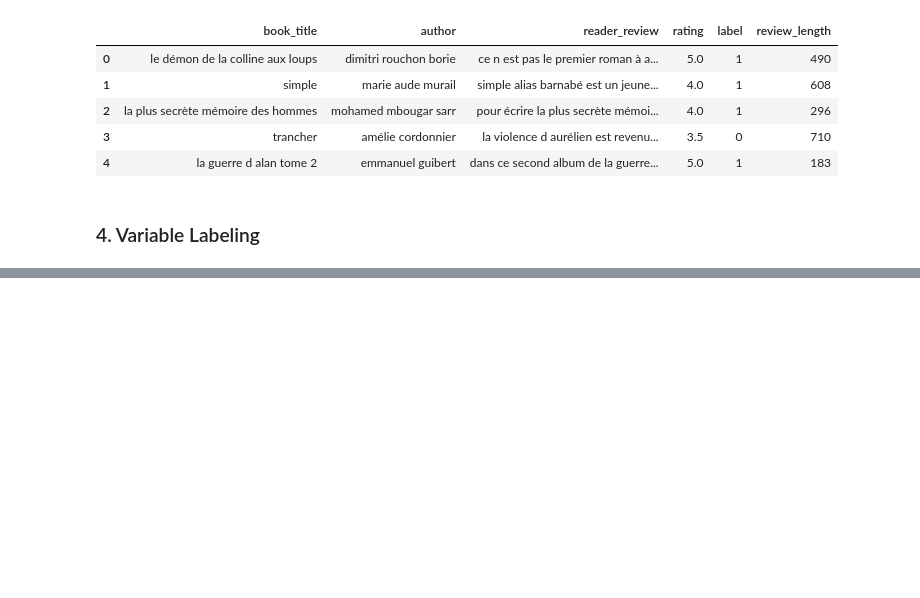
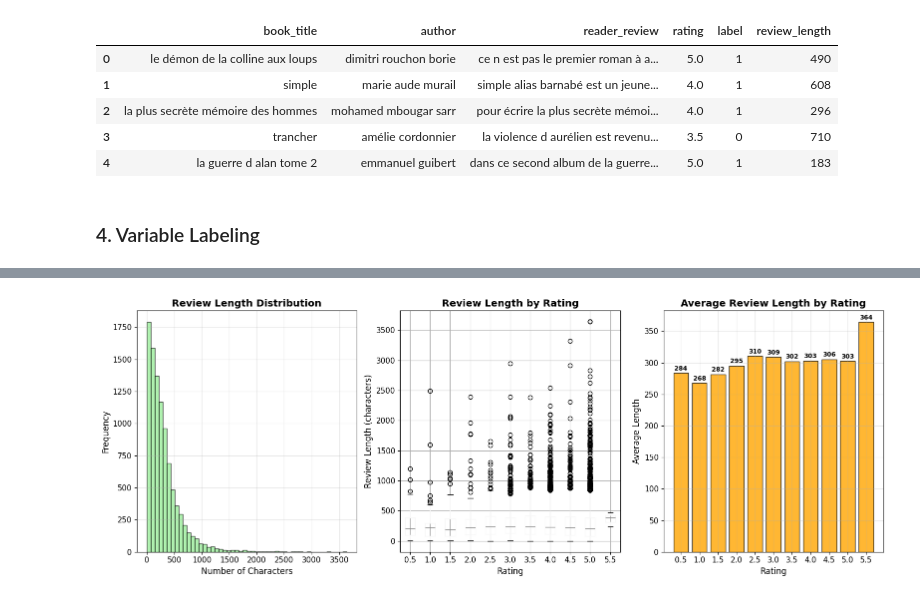
Before and after one commit to EFREI-2026-I2-ISSG-ML-1/Project, a Jupyter notebook: data_cleaning_preprocessing.ipynb, the cells around one changed output, grey strips where cells are left out. Saved outputs shown, nothing was run; the diff lists cells and outputs as text; code cells hidden in the pictures; blank space fills up the shorter version.

```diff
--- a/data_cleaning_preprocessing.ipynb
+++ b/data_cleaning_preprocessing.ipynb
@@ -228,0 +351,81 @@ Le dataset contient déjà toutes les informations nécessaires pour:
+# %%
+# 2. Review Text Analysis
+print("2. Review Text Analysis")
+
+# Review length analysis
+plt.figure(figsize=(16, 6))
+
+plt.subplot(1, 3, 1)
+plt.hist(
+    df_cleaned["review_length"],
+    bins=50,
+    color="lightgreen",
+    edgecolor="black",
+    alpha=0.7,
+)
+plt.title("Review Length Distribution", fontsize=14, fontweight="bold")
+plt.xlabel("Number of Characters", fontsize=12)
+plt.ylabel("Frequency", fontsize=12)
+plt.xticks(fontsize=11)
+plt.yticks(fontsize=11)
+plt.grid(True, alpha=0.3)
+
+plt.subplot(1, 3, 2)
+# Review length by rating
+df_cleaned.boxplot(column="review_length", by="rating", ax=plt.gca())
+plt.title("Review Length by Rating", fontsize=14, fontweight="bold")
+plt.xlabel("Rating", fontsize=12)
+plt.ylabel("Review Length (characters)", fontsize=12)
+plt.xticks(fontsize=11)
+plt.yticks(fontsize=11)
+plt.suptitle("")  # Remove default title
+
+plt.subplot(1, 3, 3)
+# Average review length by rating
+avg_length_by_rating = df_cleaned.groupby("rating")["review_length"].mean()
+
+# Create proper x positions for ratings
+x_positions_avg = range(len(avg_length_by_rating))
+rating_labels_avg = [str(rating) for rating in avg_length_by_rating.index]
+
+bars = plt.bar(
+    x_positions_avg,
+    avg_length_by_rating.values,
+    color="orange",
+    edgecolor="black",
+    alpha=0.8,
+)
+plt.title("Average Review Length by Rating", fontsize=14, fontweight="bold")
+plt.xlabel("Rating", fontsize=12)
+plt.ylabel("Average Length", fontsize=12)
+plt.xticks(x_positions_avg, rating_labels_avg, fontsize=11)
+plt.yticks(fontsize=11)
+plt.grid(True, alpha=0.3)
+
+# Add value labels on bars
+for bar in bars:
+    height = bar.get_height()
+    plt.text(
+        bar.get_x() + bar.get_width() / 2.0,
+        height + 2,
+        f"{height:.0f}",
+        ha="center",
+        va="bottom",
+        fontsize=9,
+        fontweight="bold",
+    )
+
+plt.tight_layout()
+plt.show()
+
+print("Review length statistics:")
+print(f"Average review length: {df_cleaned['review_length'].mean():.1f} characters")
+print(f"Median review length: {df_cleaned['review_length'].median():.1f} characters")
+print(f"Shortest review: {df_cleaned['review_length'].min()} characters")
+print(f"Longest review: {df_cleaned['review_length'].max()} characters")
+
+# Correlation between review length and rating
+correlation = df_cleaned["review_length"].corr(df_cleaned["rating"])
+print(f"Correlation between review length and rating: {correlation:.3f}")
+print()
+# %% [output]
@@ -228,0 +433 @@ Le dataset contient déjà toutes les informations nécessaires pour:
+[figure, added]
```
Also changed, not shown: parts of 7 cells of this notebook.
